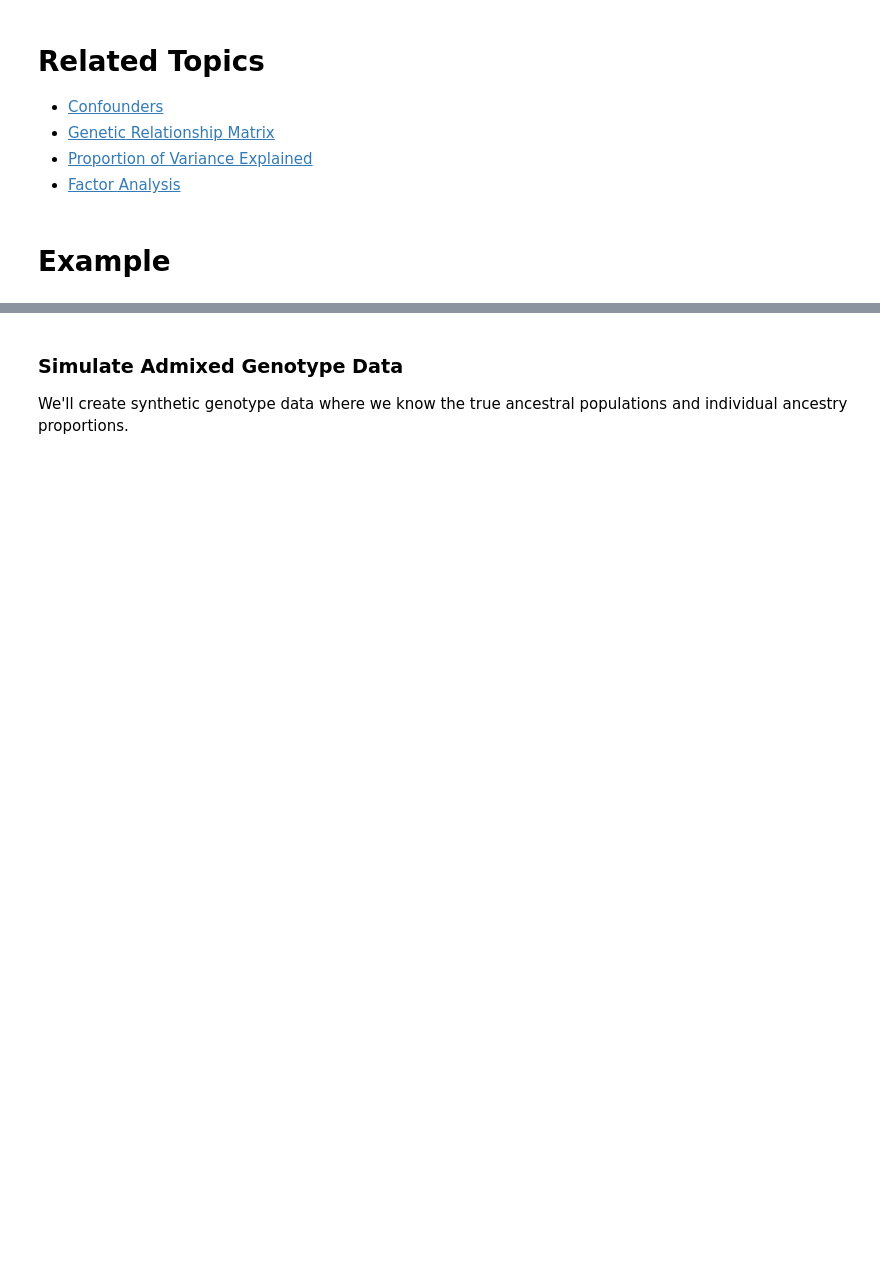
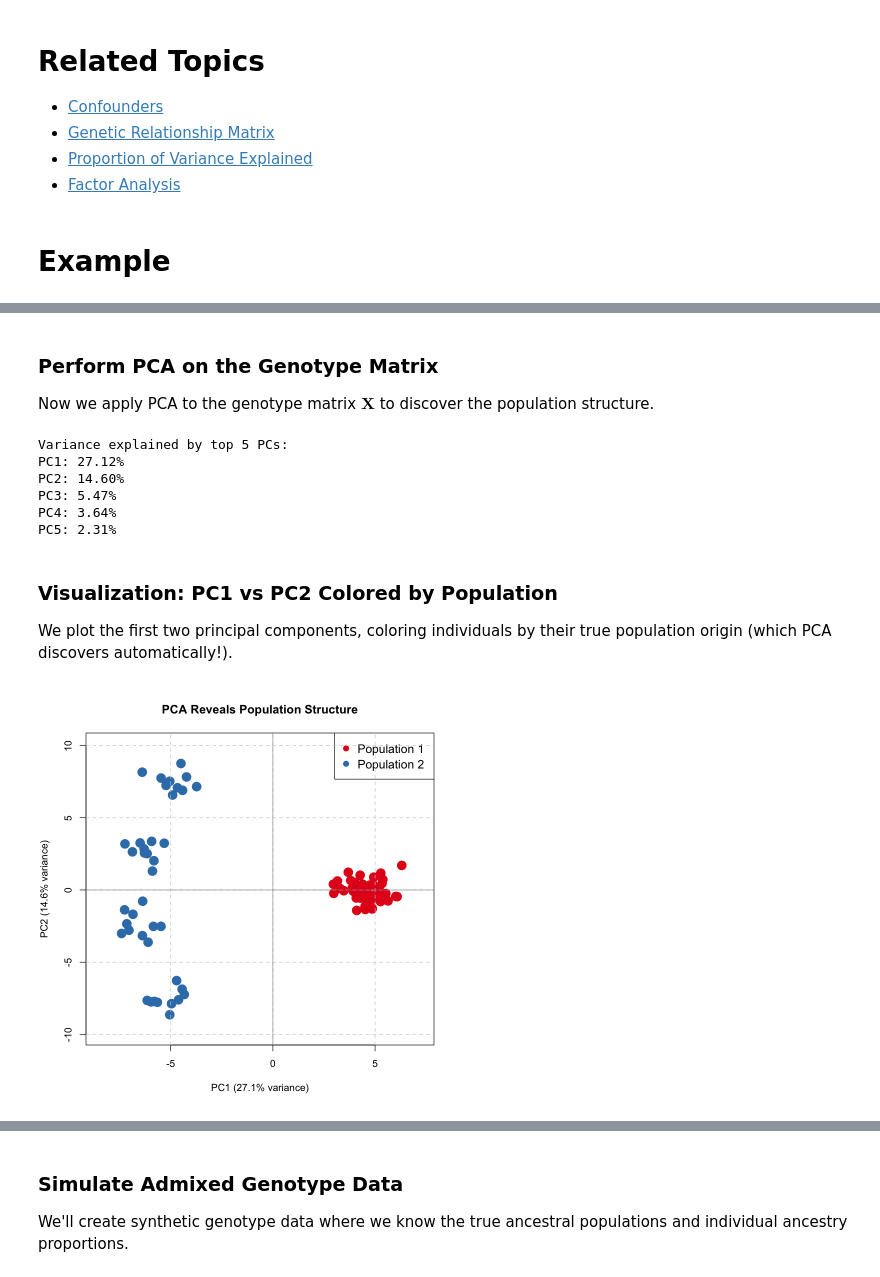
Before and after one commit to RuiDongDR/statgen-prerequisites, a Jupyter notebook: principal_component_analysis.ipynb, the cells around one changed output, grey strips where cells are left out. Drawn from its saved outputs; the diff is of its cells as text; code cells hidden in the pictures; blank space fills up the shorter version.

```diff
--- a/principal_component_analysis.ipynb
+++ b/principal_component_analysis.ipynb
@@ -53,0 +136,61 @@ PCA can be considered as a special case of factor analysis with the following co
+# %% [markdown]
+### Perform PCA on the Genotype Matrix
+
+Now we apply PCA to the genotype matrix $\mathbf{X}$ to discover the population structure.
+# %%
+# Standardize the genotype matrix
+X_standardized <- scale(X, center = TRUE, scale = TRUE)
+
+# Perform PCA
+pca_result <- prcomp(X_standardized, center = FALSE, scale. = FALSE)
+
+# Extract principal component scores
+pc_scores <- pca_result$x
+
+# Calculate variance explained by each PC
+variance_explained <- (pca_result$sdev^2) / sum(pca_result$sdev^2) * 100
+
+cat("Variance explained by top 5 PCs:\n")
+for (i in 1:5) {
+  cat(sprintf("PC%d: %.2f%%\n", i, variance_explained[i]))
+}
+cat("\n")
+# %% [output]
+Variance explained by top 5 PCs:
+PC1: 27.12%
+PC2: 14.60%
+PC3: 5.47%
+PC4: 3.64%
+PC5: 2.31%
+# %% [markdown]
+### Visualization: PC1 vs PC2 Colored by Population
+
+We plot the first two principal components, coloring individuals by their true population origin (which PCA discovers automatically!).
+# %%
+# Define colors for populations
+pop_colors <- c("Population 1" = "#E41A1C", "Population 2" = "#377EB8")
+
+# Create scatter plot: PC1 vs PC2
+par(mfrow = c(1, 1), mar = c(5, 4, 4, 2))
+
+plot(pc_scores[, 1], pc_scores[, 2],
+     col = pop_colors[pop_labels],
+     pch = 19, cex = 2,
+     xlab = sprintf("PC1 (%.1f%% variance)", variance_explained[1]),
+     ylab = sprintf("PC2 (%.1f%% variance)", variance_explained[2]),
+     main = "PCA Reveals Population Structure",
+     xlim = range(pc_scores[, 1]) * 1.15,
+     ylim = range(pc_scores[, 2]) * 1.15)
+
+legend("topright",
+       legend = names(pop_colors),
+       col = pop_colors,
+       pch = 19,
+       cex = 1.2,
+       bty = "o")
+
+grid(col = "gray80", lty = 2)
+abline(h = 0, col = "gray50", lty = 1, lwd = 0.8)
+abline(v = 0, col = "gray50", lty = 1, lwd = 0.8)
+# %% [output]
+[figure, added]
```
Also changed, not shown: parts of 24 cells of this notebook, 16 other files.
